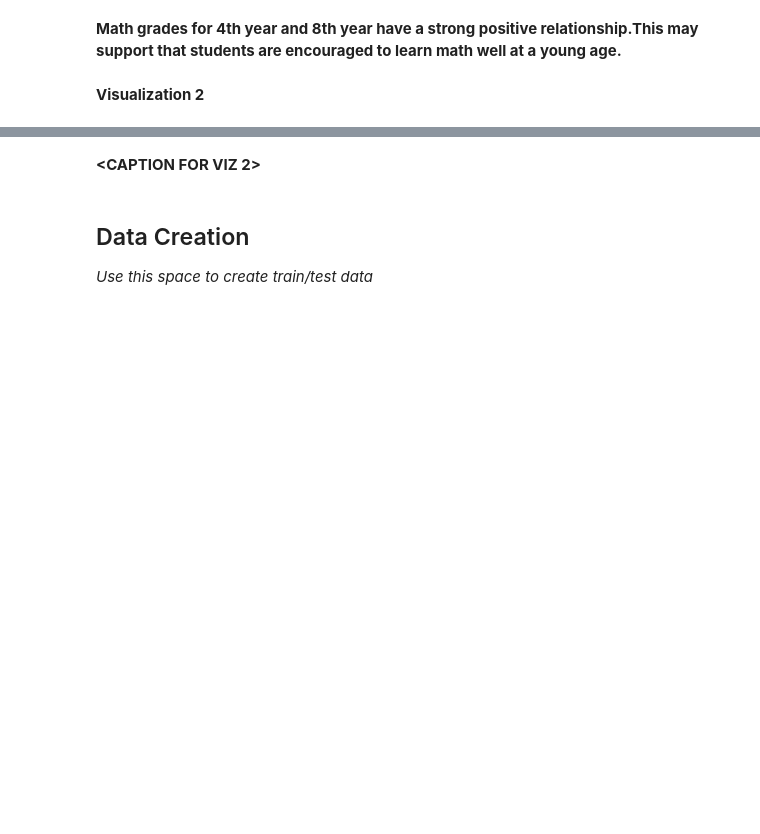
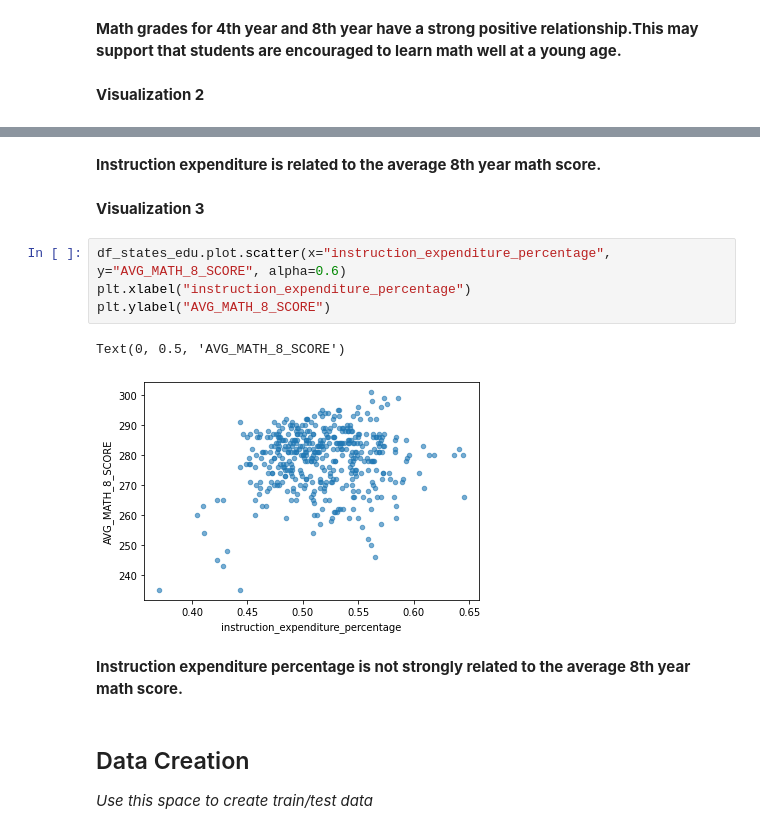
Before and after one commit to yunyangMA/checkpoint-0-and-1-yunyang, a Jupyter notebook: Dict/“checkpoint1_ipynb”yunyang.ipynb, the cells around one changed output, grey strips where cells are left out. Cells and saved outputs as stored; diff of their text form; blank space fills up the shorter version.

```diff
--- a/Dict/“checkpoint1_ipynb”yunyang.ipynb
+++ b/Dict/“checkpoint1_ipynb”yunyang.ipynb
@@ -210,5 +210,16 @@ Text(0, 0.5, 'instruction_expenditure_percentage')
-# %% [markdown]
-**<CAPTION FOR VIZ 2>**
+# %% [markdown]
+**Instruction expenditure is related to the average 8th year math score.**
+# %% [markdown]
+**Visualization 3**
+# %%
+df_states_edu.plot.scatter(x="instruction_expenditure_percentage", y="AVG_MATH_8_SCORE", alpha=0.6)
+plt.xlabel("instruction_expenditure_percentage")
+plt.ylabel("AVG_MATH_8_SCORE")
+# %% [output]
+Text(0, 0.5, 'AVG_MATH_8_SCORE')
+[figure, added]
+# %% [markdown]
+**Instruction expenditure percentage is not strongly related to the average 8th year math score.**
 # %% [markdown]
 <h2> Data Creation </h2>
 
```
Also changed, not shown: parts of 1 cell of this notebook.
